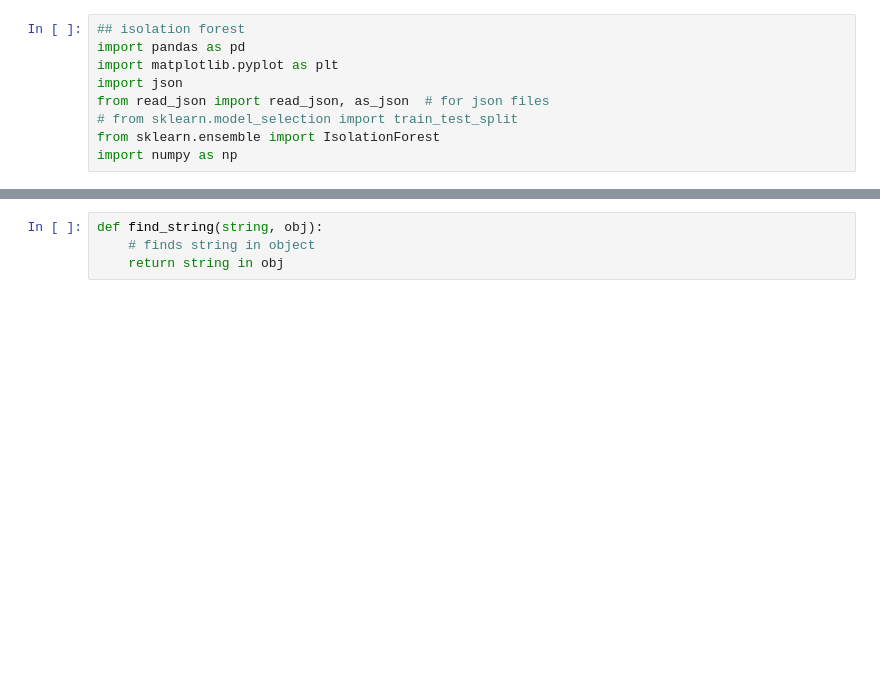
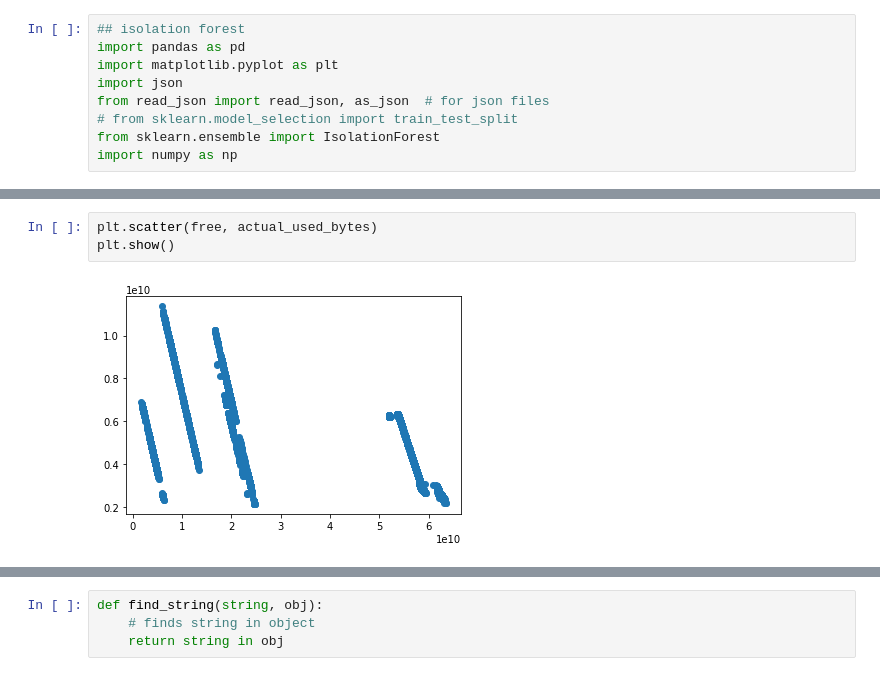
Before and after one commit to ModifiedBear/DSC-Datathon, a Jupyter notebook: isolation_jungle.ipynb, the cells around one changed output, grey strips where cells are left out. Cells and saved outputs as stored; diff of their text form; blank space fills up the shorter version.

```diff
--- a/isolation_jungle.ipynb
+++ b/isolation_jungle.ipynb
@@ -13,0 +76,5 @@ data_host = data["host"].map(read_json)
+# %%
+plt.scatter(free, actual_used_bytes)
+plt.show()
+# %% [output]
+[figure, added]
```
Also changed, not shown: parts of 11 cells of this notebook, 2 other files.
